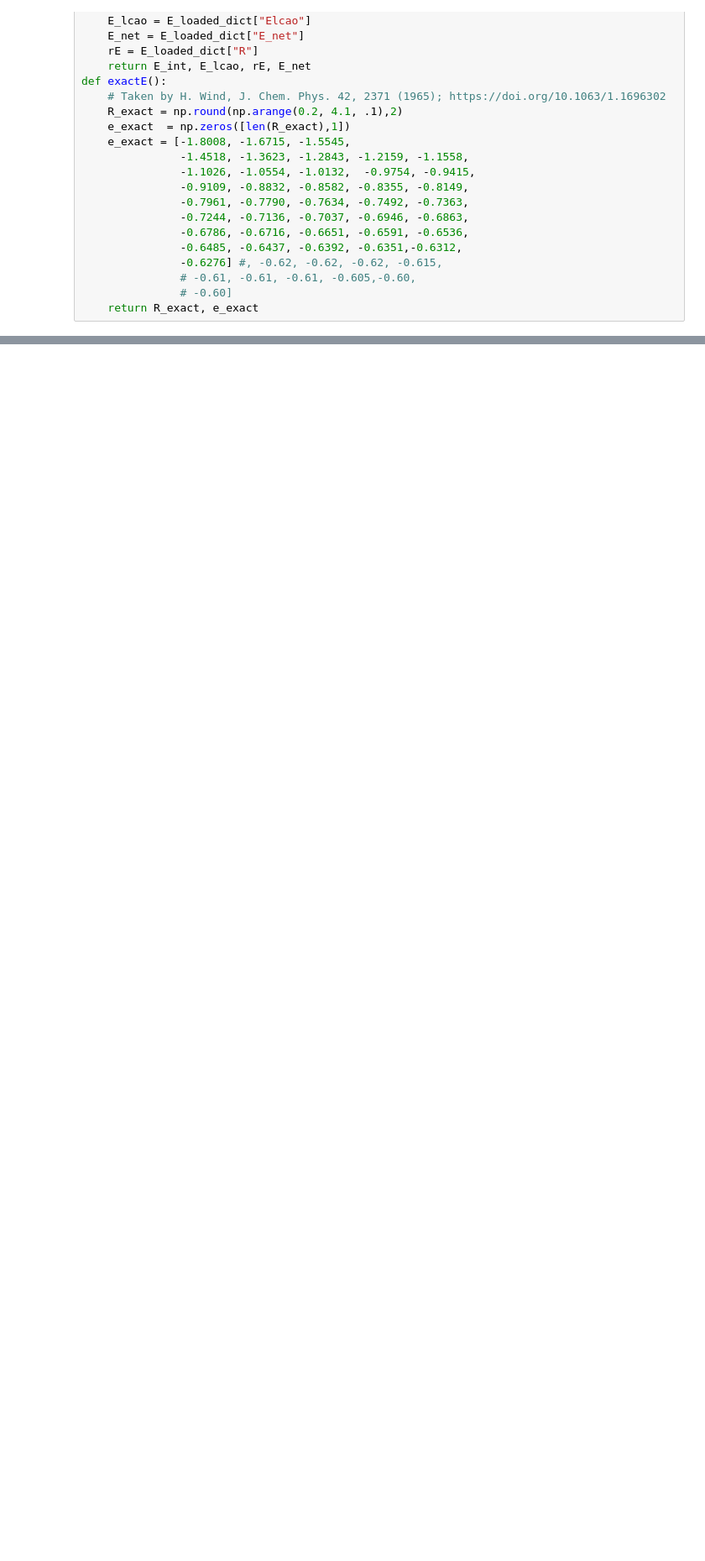
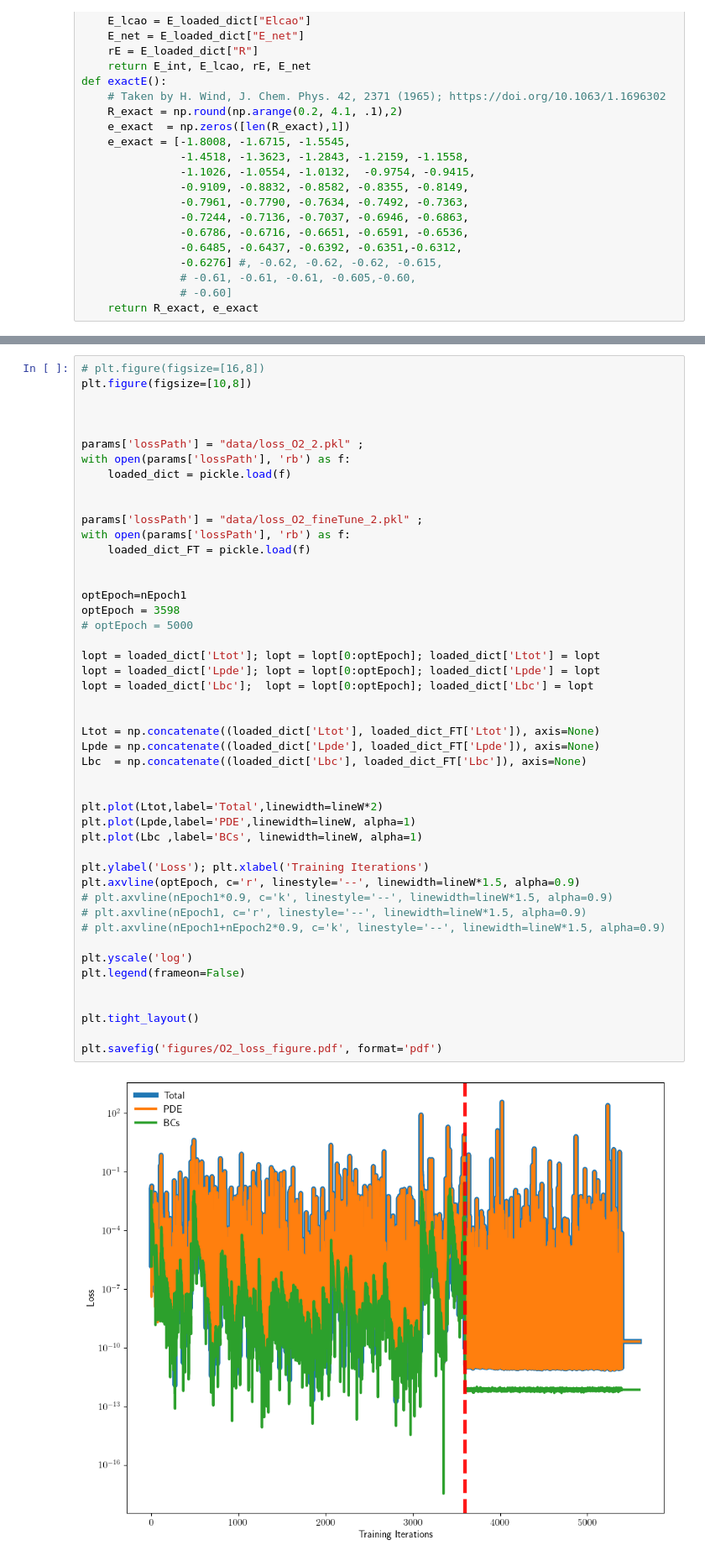
Before and after one commit to eh18445/MSc-Project, a Jupyter notebook: 2_atoms_notebook.ipynb, the cells around one changed output, grey strips where cells are left out. Shown at 84% size. Drawn from its saved outputs; the diff is of its cells as text; blank space fills up the shorter version.

```diff
--- a/2_atoms_notebook.ipynb
+++ b/2_atoms_notebook.ipynb
@@ -1844,0 +1651,49 @@ plt.savefig('figures/fig_O2.pdf', format='pdf')
+# %%
+# plt.figure(figsize=[16,8])
+plt.figure(figsize=[10,8])
+
+
+
+params['lossPath'] = "data/loss_O2_2.pkl" ;
+with open(params['lossPath'], 'rb') as f:
+    loaded_dict = pickle.load(f)
+
+
+params['lossPath'] = "data/loss_O2_fineTune_2.pkl" ;
+with open(params['lossPath'], 'rb') as f:
+    loaded_dict_FT = pickle.load(f)
+
+
+optEpoch=nEpoch1
+optEpoch = 3598
+# optEpoch = 5000
+
+lopt = loaded_dict['Ltot']; lopt = lopt[0:optEpoch]; loaded_dict['Ltot'] = lopt
+lopt = loaded_dict['Lpde']; lopt = lopt[0:optEpoch]; loaded_dict['Lpde'] = lopt
+lopt = loaded_dict['Lbc'];  lopt = lopt[0:optEpoch]; loaded_dict['Lbc'] = lopt
+
+
+Ltot = np.concatenate((loaded_dict['Ltot'], loaded_dict_FT['Ltot']), axis=None)
+Lpde = np.concatenate((loaded_dict['Lpde'], loaded_dict_FT['Lpde']), axis=None)
+Lbc  = np.concatenate((loaded_dict['Lbc'], loaded_dict_FT['Lbc']), axis=None)
+
+
+plt.plot(Ltot,label='Total',linewidth=lineW*2)
+plt.plot(Lpde,label='PDE',linewidth=lineW, alpha=1)
+plt.plot(Lbc ,label='BCs', linewidth=lineW, alpha=1)
+
+plt.ylabel('Loss'); plt.xlabel('Training Iterations')
+plt.axvline(optEpoch, c='r', linestyle='--', linewidth=lineW*1.5, alpha=0.9)
+# plt.axvline(nEpoch1*0.9, c='k', linestyle='--', linewidth=lineW*1.5, alpha=0.9)
+# plt.axvline(nEpoch1, c='r', linestyle='--', linewidth=lineW*1.5, alpha=0.9)
+# plt.axvline(nEpoch1+nEpoch2*0.9, c='k', linestyle='--', linewidth=lineW*1.5, alpha=0.9)
+
+plt.yscale('log')
+plt.legend(frameon=False)
+
+
+plt.tight_layout()
+
+plt.savefig('figures/O2_loss_figure.pdf', format='pdf')
+# %% [output]
+[figure, added]
```
Also changed, not shown: parts of 41 cells of this notebook, 7 other files.
